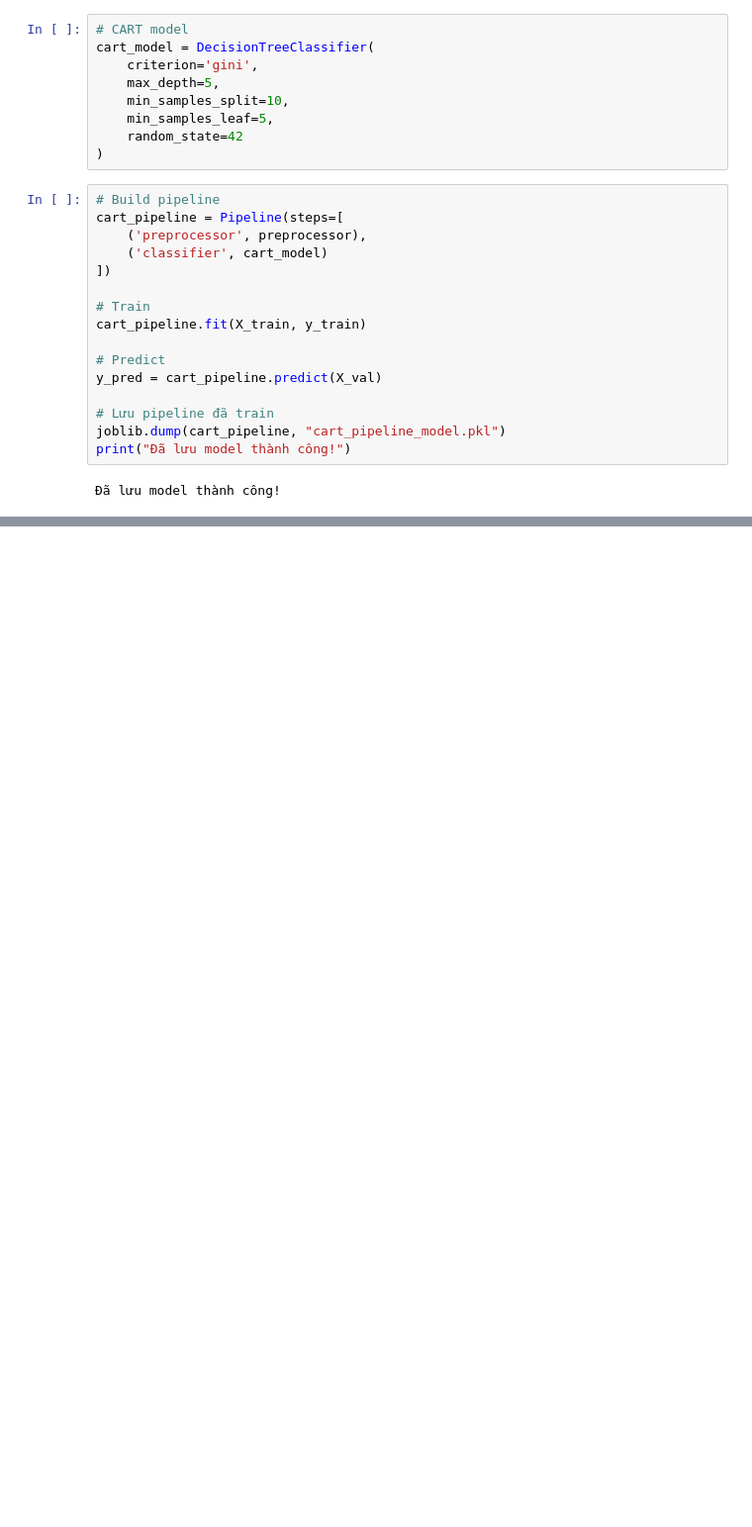
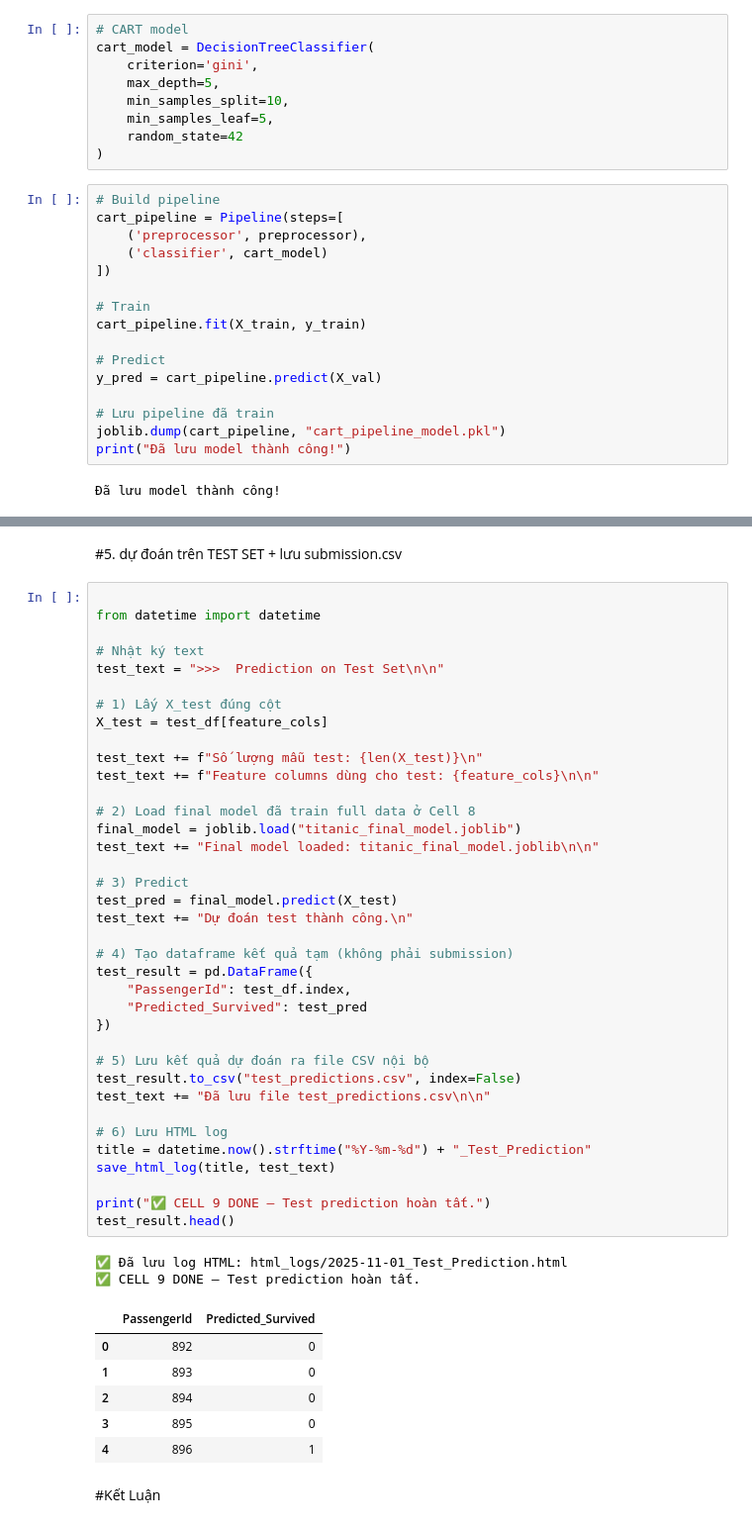
Before and after one commit to tuonglong1012/sgu25-khaiphadulieu, a Jupyter notebook: Challenge_1.ipynb, the cells around one changed output, grey strips where cells are left out. Shown at 99% size. Saved outputs shown, nothing was run; the diff lists cells and outputs as text; blank space fills up the shorter version.

```diff
--- a/Challenge_1.ipynb
+++ b/Challenge_1.ipynb
@@ -622,0 +1072,50 @@ print("Đã lưu model thành công!")
+# %% [markdown]
+#5. dự đoán trên TEST SET + lưu submission.csv
+# %%
+
+from datetime import datetime
+
+# Nhật ký text
+test_text = ">>>  Prediction on Test Set\n\n"
+
+# 1) Lấy X_test đúng cột
+X_test = test_df[feature_cols]
+
+test_text += f"Số lượng mẫu test: {len(X_test)}\n"
+test_text += f"Feature columns dùng cho test: {feature_cols}\n\n"
+
+# 2) Load final model đã train full data ở Cell 8
+final_model = joblib.load("titanic_final_model.joblib")
+test_text += "Final model loaded: titanic_final_model.joblib\n\n"
+
+# 3) Predict
+test_pred = final_model.predict(X_test)
+test_text += "Dự đoán test thành công.\n"
+
+# 4) Tạo dataframe kết quả tạm (không phải submission)
+test_result = pd.DataFrame({
+    "PassengerId": test_df.index,
+    "Predicted_Survived": test_pred
+})
+
+# 5) Lưu kết quả dự đoán ra file CSV nội bộ
+test_result.to_csv("test_predictions.csv", index=False)
+test_text += "Đã lưu file test_predictions.csv\n\n"
+
+# 6) Lưu HTML log
+title = datetime.now().strftime("%Y-%m-%d") + "_Test_Prediction"
+save_html_log(title, test_text)
+
+print("✅ CELL 9 DONE — Test prediction hoàn tất.")
+test_result.head()
+# %% [output]
+✅ Đã lưu log HTML: html_logs/2025-11-01_Test_Prediction.html
+✅ CELL 9 DONE — Test prediction hoàn tất.
+|  | PassengerId | Predicted_Survived |
+| 0 | 892 | 0 |
+| 1 | 893 | 0 |
+| 2 | 894 | 0 |
+| 3 | 895 | 0 |
+| 4 | 896 | 1 |
+# %% [markdown]
+#Kết Luận
```
Also changed, not shown: parts of 34 cells of this notebook, 16 other files.
